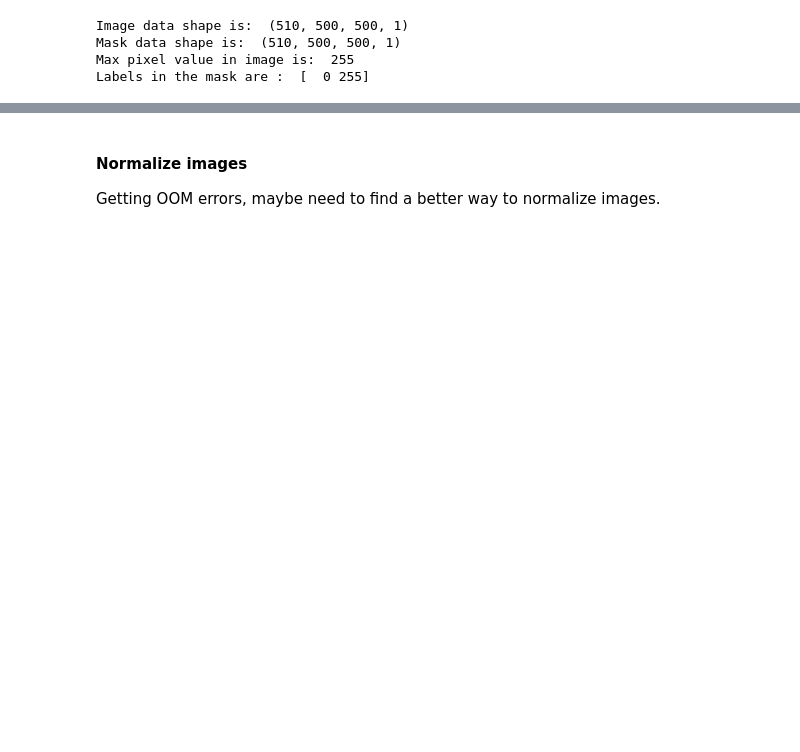
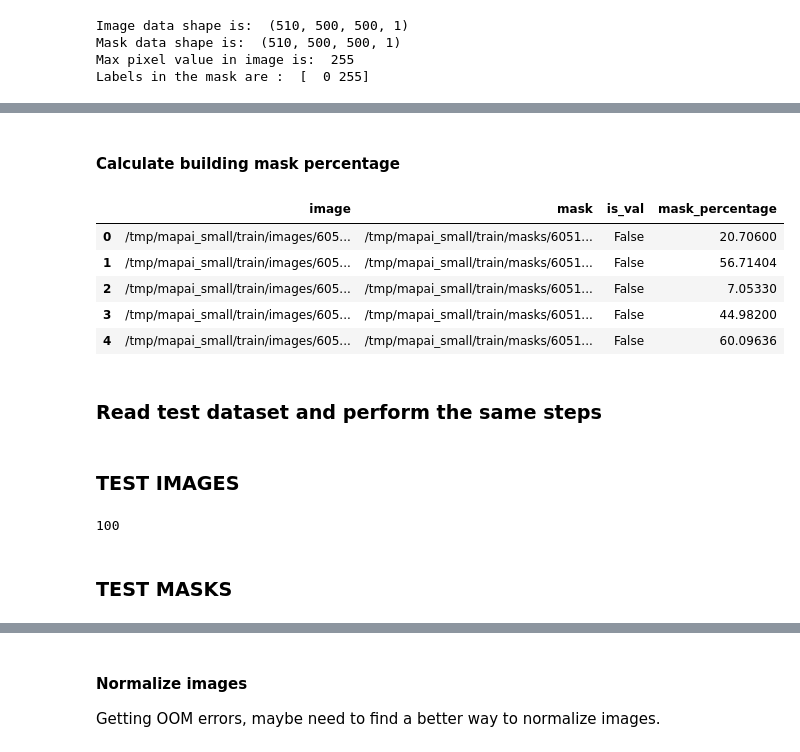
Before and after one commit to s1m0nS/mapAI-UNet, a Jupyter notebook: UNet_binary_segmentation_mapAI_small-working.ipynb, the cells around one changed output, grey strips where cells are left out. Saved outputs shown, nothing was run; the diff lists cells and outputs as text; code cells hidden in the pictures; blank space fills up the shorter version.

```diff
--- a/UNet_binary_segmentation_mapAI_small-working.ipynb
+++ b/UNet_binary_segmentation_mapAI_small-working.ipynb
@@ -82,15 +117,12 @@ num_images = 510
 # %%
-image_names = glob.glob('/tmp/mapai_small/train/images/*.png')
+train_image_names = glob.glob('/tmp/mapai_small/train/images/*.png')
+train_image_names.sort()
+train_image_names_subset = train_image_names[0:train_num_images]
+train_images = [cv2.imread(img, 0) for img in train_image_names_subset]
+train_image_dataset = np.array(train_images)
+train_image_dataset = np.expand_dims(train_image_dataset, axis = 3)
 
-# Create subset
-image_names_subset = image_names[0:num_images]
-# Read each subset with cv2
-images = [cv2.imread(img, 0) for img in image_names_subset]
-# Create dataset
-image_dataset = np.array(images)
-image_dataset = np.expand_dims(image_dataset, axis = 3)
-
-print(len(image_dataset))
+print(len(train_image_names))
 # %% [output]
 510
 # %% [markdown]
@@ -98,12 +130,12 @@ print(len(image_dataset))
 # %%
-mask_names = glob.glob('/tmp/mapai_small/train/masks/*.png')
-mask_names.sort()
-mask_names_subset = mask_names[0:num_images]
-masks = [cv2.imread(mask, 0) for mask in mask_names_subset]
-mask_dataset = np.array(masks)
-mask_dataset = np.expand_dims(mask_dataset, axis = 3)
+train_mask_names = glob.glob('/tmp/mapai_small/train/masks/*.png')
+train_mask_names.sort()
+train_mask_names_subset = train_mask_names[0:train_num_images]
+train_masks = [cv2.imread(mask, 0) for mask in train_mask_names_subset]
+train_mask_dataset = np.array(train_masks)
+train_mask_dataset = np.expand_dims(train_mask_dataset, axis = 3)
 
-print(len(mask_dataset))
+print(len(train_mask_names))
 # %% [output]
 510
 # %% [markdown]
@@ -118,3 +150,13 @@ Image data shape is:  (510, 500, 500, 1)
 Mask data shape is:  (510, 500, 500, 1)
 Max pixel value in image is:  255
 Labels in the mask are :  [  0 255]
+# %%
+# Store train images/masks in dictionary amd create dataframe
+
+# mapAI
+#train_data = {'image': train['image'], 'lidar': train['lidar'], 'mask': train['mask'], 'is_val':False}
+train_data = {'image': train_image_names, 'mask': train_mask_names, 'is_val': False}
+
+# Create dataframe from dictionary
+train_df = pd.DataFrame.from_dict(train_data)
+train_df.head()
@@ -120,0 +170,29 @@ Labels in the mask are :  [  0 255]
+# %% [markdown]
+#### Calculate building mask percentage
+# %%
+train_df['mask_percentage'] = train_df['mask'].apply(get_building_percentage)
+train_df.head()
+# %% [output]
+|  | image | mask | is_val | mask_percentage |
+| 0 | /tmp/mapai_small/train/images/605... | /tmp/mapai_small/train/masks/6051... | False | 20.70600 |
+| 1 | /tmp/mapai_small/train/images/605... | /tmp/mapai_small/train/masks/6051... | False | 56.71404 |
+| 2 | /tmp/mapai_small/train/images/605... | /tmp/mapai_small/train/masks/6051... | False | 7.05330 |
+| 3 | /tmp/mapai_small/train/images/605... | /tmp/mapai_small/train/masks/6051... | False | 44.98200 |
+| 4 | /tmp/mapai_small/train/images/605... | /tmp/mapai_small/train/masks/6051... | False | 60.09636 |
+# %% [markdown]
+### Read test dataset and perform the same steps
+# %% [markdown]
+### TEST IMAGES
+# %%
+test_image_names = glob.glob('/tmp/mapai_small/test/images/*.png')
+test_image_names.sort()
+test_image_names_subset = test_image_names[0:test_num_images]
+test_images = [cv2.imread(img, 0) for img in test_image_names_subset]
+test_image_dataset = np.array(test_images)
+test_image_dataset = np.expand_dims(test_image_dataset, axis = 3)
+
+print(len(test_image_names))
+# %% [output]
+100
+# %% [markdown]
+### TEST MASKS
```
Also changed, not shown: parts of 52 cells of this notebook.
